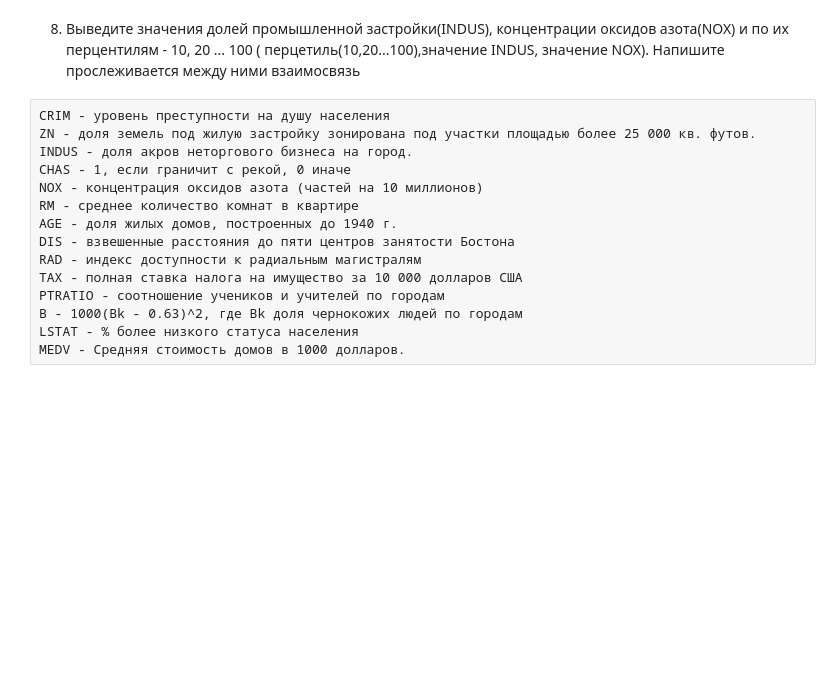
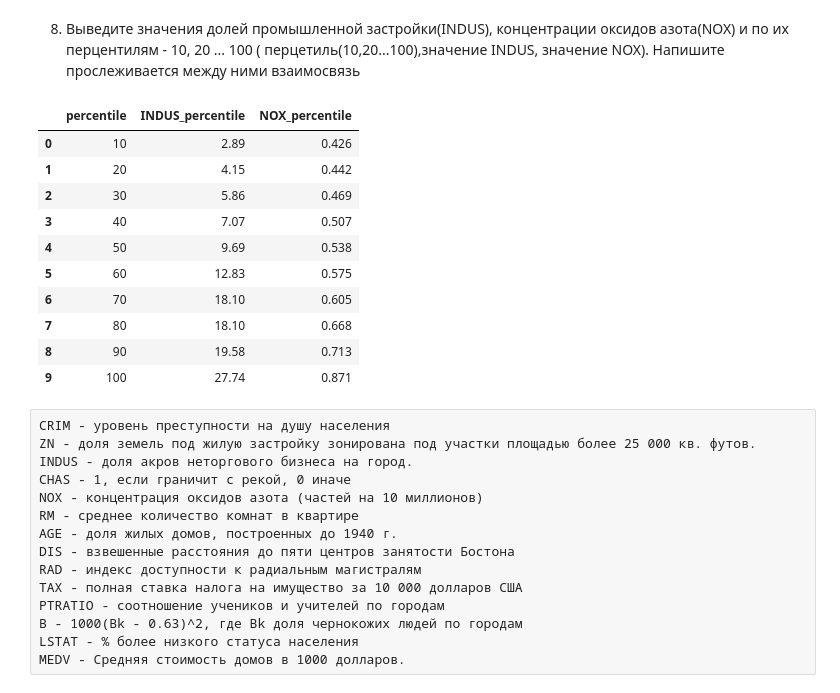
Before and after one commit to Geriys/VKirillV, a Jupyter notebook: HW_2_sql.ipynb, the cells around one changed output. Saved outputs shown, nothing was run; the diff lists cells and outputs as text; code cells hidden in the pictures; blank space fills up the shorter version.

```diff
--- a/HW_2_sql.ipynb
+++ b/HW_2_sql.ipynb
@@ -344,0 +347,93 @@ pd.read_sql(
+# %%
+tasks+=1
+pd.read_sql(
+    '''
+    SELECT *
+    FROM
+    (
+       SELECT 10 AS percentile,
+       (SELECT INDUS FROM boston ORDER BY INDUS LIMIT 1
+       OFFSET (SELECT COUNT(*) FROM boston) * 1/10 -1) AS INDUS_percentile,
+       (SELECT NOX FROM boston ORDER BY NOX LIMIT 1
+       OFFSET (SELECT COUNT(*) FROM boston) * 1/10 -1) AS NOX_percentile
+
+       UNION
+       SELECT 20 AS percentile,
+       (SELECT INDUS FROM boston ORDER BY INDUS LIMIT 1
+       OFFSET (SELECT COUNT(*) FROM boston) * 2/10 -1) AS INDUS_percentile,
+       (SELECT NOX FROM boston ORDER BY NOX LIMIT 1
+       OFFSET (SELECT COUNT(*) FROM boston) * 2/10 -1) AS NOX_percentile
+
+       UNION
+       SELECT 30 AS percentile,
+       (SELECT INDUS FROM boston ORDER BY INDUS LIMIT 1
+       OFFSET (SELECT COUNT(*) FROM boston) * 3/10 -1) AS INDUS_percentile,
+       (SELECT NOX FROM boston ORDER BY NOX LIMIT 1
+       OFFSET (SELECT COUNT(*) FROM boston) * 3/10 -1) AS NOX_percentile
+
+       UNION
+       SELECT 40 AS percentile,
+       (SELECT INDUS FROM boston ORDER BY INDUS LIMIT 1
+       OFFSET (SELECT COUNT(*) FROM boston) * 4/10 -1) AS INDUS_percentile,
+       (SELECT NOX FROM boston ORDER BY NOX LIMIT 1
+       OFFSET (SELECT COUNT(*) FROM boston) * 4/10 -1) AS NOX_percentile
+
+       UNION
+       SELECT 50 AS percentile,
+       (SELECT INDUS FROM boston ORDER BY INDUS LIMIT 1
+       OFFSET (SELECT COUNT(*) FROM boston) * 5/10 -1) AS INDUS_percentile,
+       (SELECT NOX FROM boston ORDER BY NOX LIMIT 1
+       OFFSET (SELECT COUNT(*) FROM boston) * 5/10 -1) AS NOX_percentile
+
+       UNION
+       SELECT 60 AS percentile,
+       (SELECT INDUS FROM boston ORDER BY INDUS LIMIT 1
+       OFFSET (SELECT COUNT(*) FROM boston) * 6/10 -1) AS INDUS_percentile,
+       (SELECT NOX FROM boston ORDER BY NOX LIMIT 1
+       OFFSET (SELECT COUNT(*) FROM boston) * 6/10 -1) AS NOX_percentile
+
+       UNION
+       SELECT 70 AS percentile,
+       (SELECT INDUS FROM boston ORDER BY INDUS LIMIT 1
+       OFFSET (SELECT COUNT(*) FROM boston) * 7/10 -1) AS INDUS_percentile,
+       (SELECT NOX FROM boston ORDER BY NOX LIMIT 1
+       OFFSET (SELECT COUNT(*) FROM boston) * 7/10 -1) AS NOX_percentile
+
+       UNION
+       SELECT 80 AS percentile,
+       (SELECT INDUS FROM boston ORDER BY INDUS LIMIT 1
+       OFFSET (SELECT COUNT(*) FROM boston) * 8/10 -1) AS INDUS_percentile,
+       (SELECT NOX FROM boston ORDER BY NOX LIMIT 1
+       OFFSET (SELECT COUNT(*) FROM boston) * 8/10 -1) AS NOX_percentile
+
+       UNION
+       SELECT 90 AS percentile,
+       (SELECT INDUS FROM boston ORDER BY INDUS LIMIT 1
+       OFFSET (SELECT COUNT(*) FROM boston) * 9/10 -1) AS INDUS_percentile,
+       (SELECT NOX FROM boston ORDER BY NOX LIMIT 1
+       OFFSET (SELECT COUNT(*) FROM boston) * 9/10 -1) AS NOX_percentile
+
+       UNION
+       SELECT 100 AS percentile,
+       (SELECT INDUS FROM boston ORDER BY INDUS LIMIT 1
+       OFFSET (SELECT COUNT(*) FROM boston) * 10/10 -1) AS INDUS_percentile,
+       (SELECT NOX FROM boston ORDER BY NOX LIMIT 1
+       OFFSET (SELECT COUNT(*) FROM boston) * 10/10 -1) AS NOX_percentile
+
+    )
+
+    ''',
+    con,
+)
+# %% [output]
+|  | percentile | INDUS_percentile | NOX_percentile |
+| 0 | 10 | 2.89 | 0.426 |
+| 1 | 20 | 4.15 | 0.442 |
+| 2 | 30 | 5.86 | 0.469 |
+| 3 | 40 | 7.07 | 0.507 |
+| 4 | 50 | 9.69 | 0.538 |
+| 5 | 60 | 12.83 | 0.575 |
+| 6 | 70 | 18.10 | 0.605 |
+| 7 | 80 | 18.10 | 0.668 |
+| 8 | 90 | 19.58 | 0.713 |
+| 9 | 100 | 27.74 | 0.871 |
```
Also changed, not shown: parts of 4 cells of this notebook.
